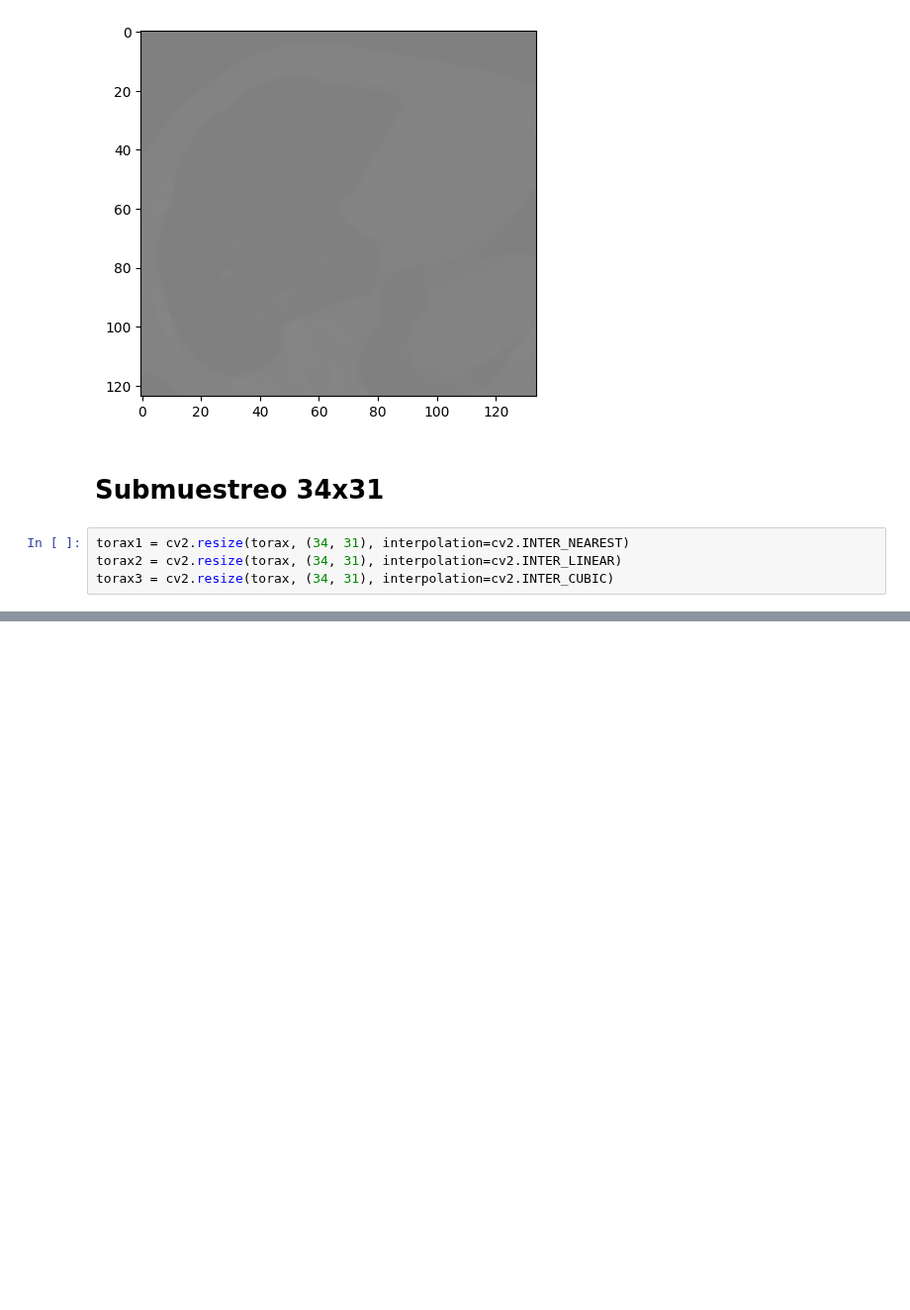
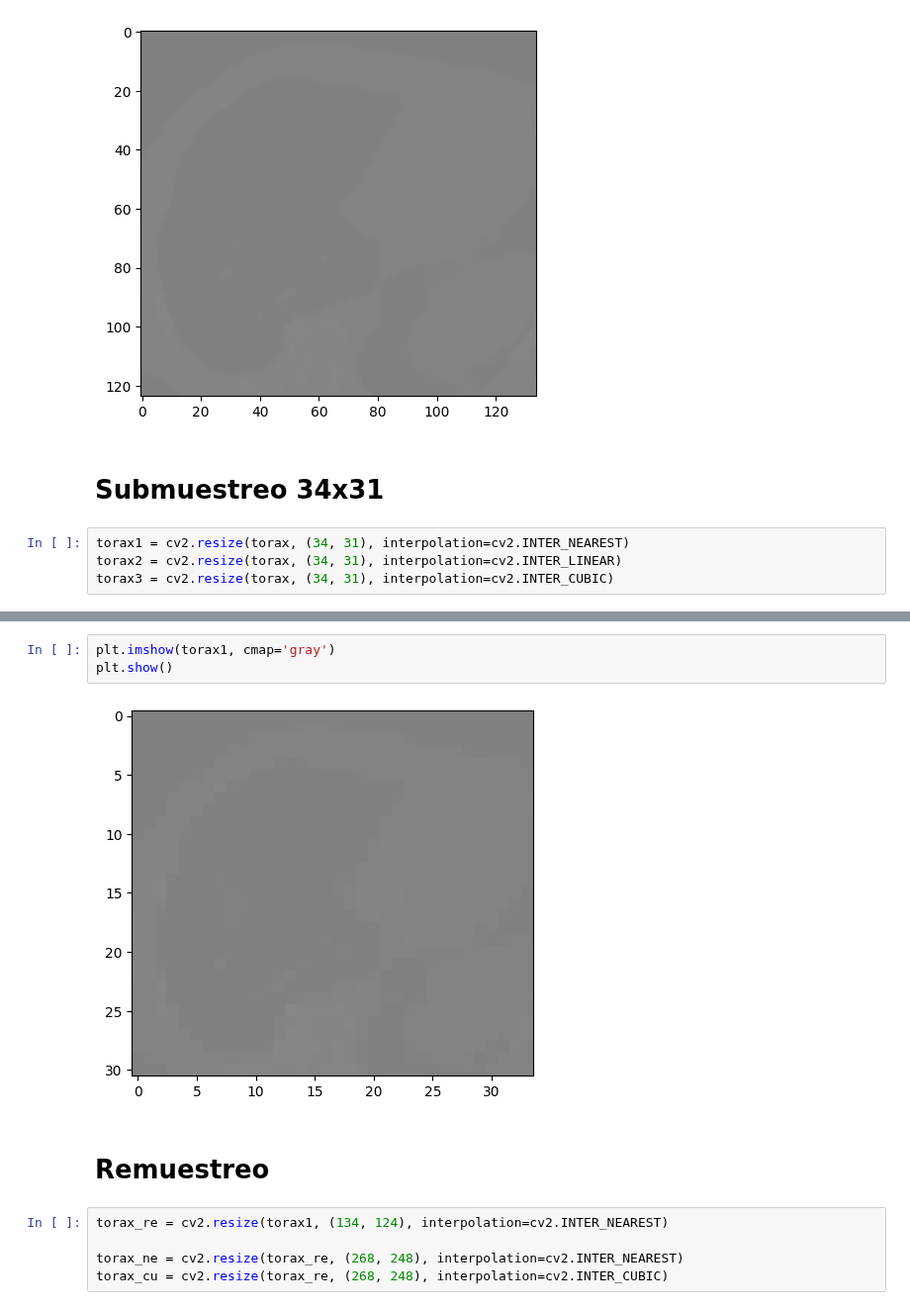
Before and after one commit to pukinidev/TalleresImagenes, a Jupyter notebook: Taller1/Punto6.ipynb, the cells around one changed output, grey strips where cells are left out. Shown at 99% size. Saved outputs shown, nothing was run; the diff lists cells and outputs as text; blank space fills up the shorter version.

```diff
--- a/Taller1/Punto6.ipynb
+++ b/Taller1/Punto6.ipynb
@@ -128,0 +129,12 @@ plt.show()
+# %%
+plt.imshow(torax1, cmap='gray')
+plt.show()
+# %% [output]
+[figure, added]
+# %% [markdown]
+# Remuestreo
+# %%
+torax_re = cv2.resize(torax1, (134, 124), interpolation=cv2.INTER_NEAREST)
+
+torax_ne = cv2.resize(torax_re, (268, 248), interpolation=cv2.INTER_NEAREST)
+torax_cu = cv2.resize(torax_re, (268, 248), interpolation=cv2.INTER_CUBIC)
```
Also changed, not shown: parts of 4 cells of this notebook, 3 other files.
